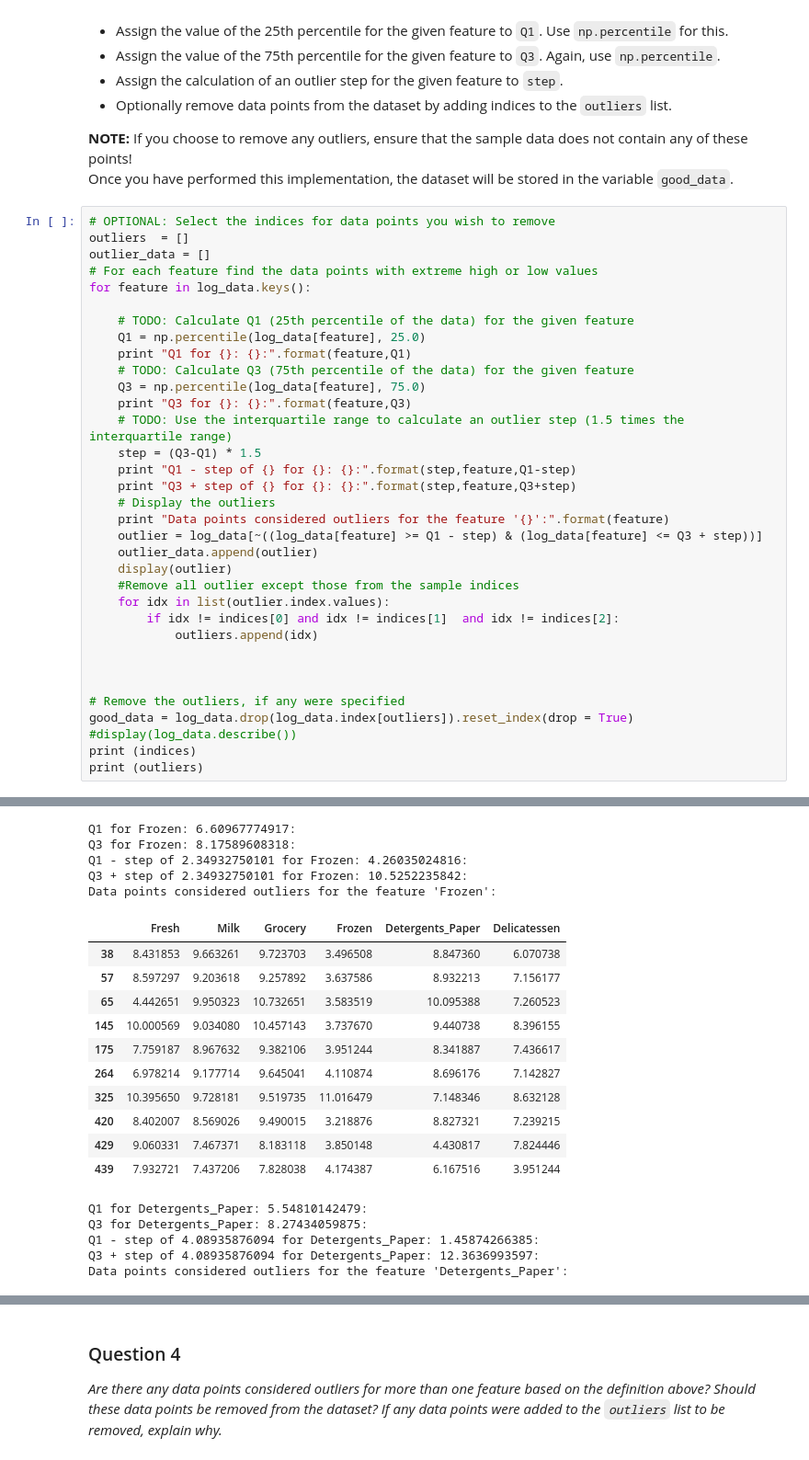
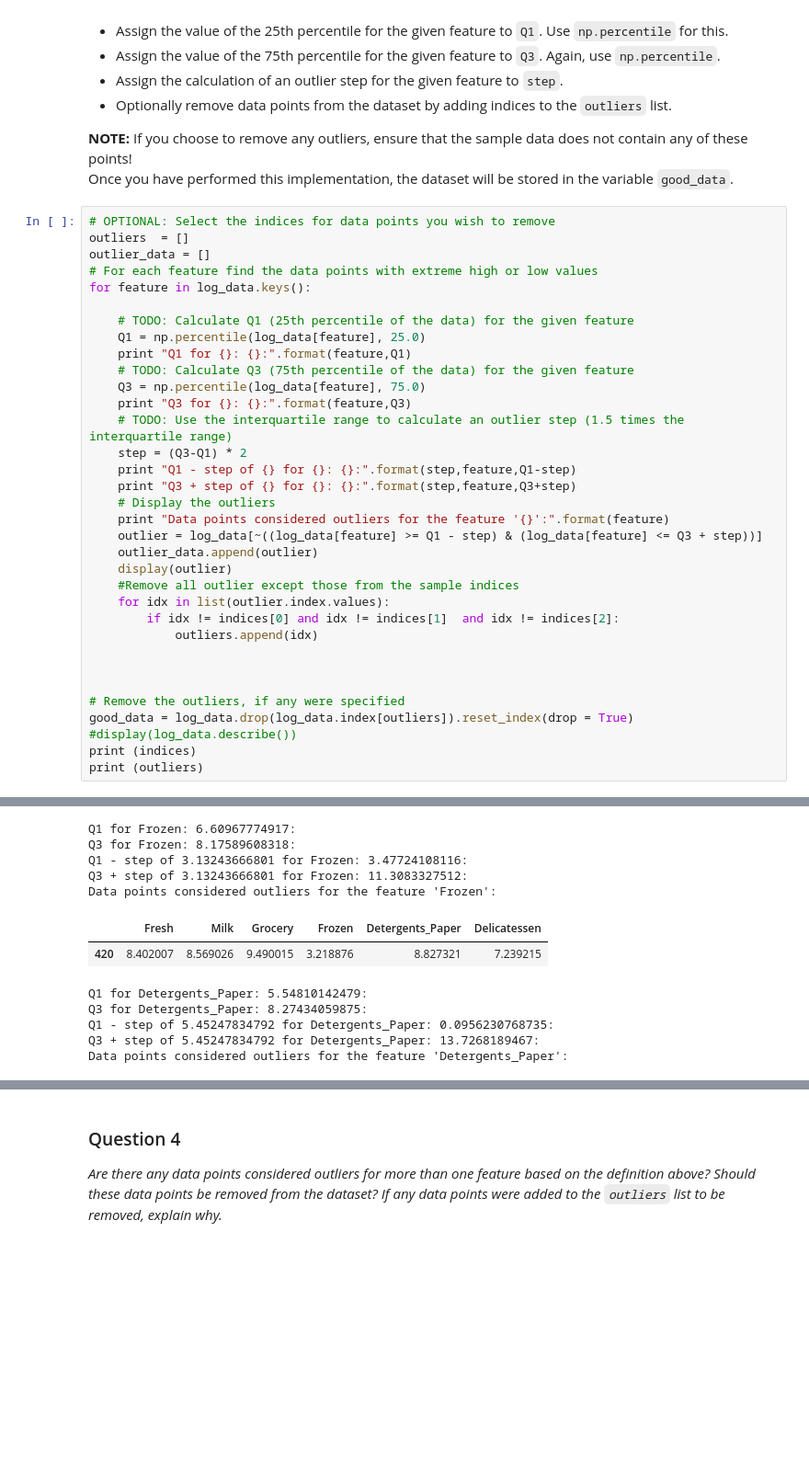
Before and after one commit to pdaskas/MLND-customer_segments, a Jupyter notebook: customer_segments.ipynb, the cells around one changed output, grey strips where cells are left out. Shown: that part at 92% size. Drawn from its saved outputs; the diff is of its cells as text; blank space fills up the shorter version.

```diff
--- a/customer_segments.ipynb
+++ b/customer_segments.ipynb
@@ -210,7 +207,7 @@ for feature in log_data.keys():
     Q3 = np.percentile(log_data[feature], 75.0)
     print "Q3 for {}: {}:".format(feature,Q3)
     # TODO: Use the interquartile range to calculate an outlier step (1.5 times the interquartile range)
-    step = (Q3-Q1) * 1.5
+    step = (Q3-Q1) * 2
     print "Q1 - step of {} for {}: {}:".format(step,feature,Q1-step)
     print "Q3 + step of {} for {}: {}:".format(step,feature,Q3+step)
     # Display the outliers
@@ -274,22 +259,13 @@ Data points considered outliers for the feature 'Grocery':
 Q1 for Frozen: 6.60967774917:
 Q3 for Frozen: 8.17589608318:
-Q1 - step of 2.34932750101 for Frozen: 4.26035024816:
-Q3 + step of 2.34932750101 for Frozen: 10.5252235842:
+Q1 - step of 3.13243666801 for Frozen: 3.47724108116:
+Q3 + step of 3.13243666801 for Frozen: 11.3083327512:
 Data points considered outliers for the feature 'Frozen':
 |  | Fresh | Milk | Grocery | Frozen | Detergents_Paper | Delicatessen |
-| 38 | 8.431853 | 9.663261 | 9.723703 | 3.496508 | 8.847360 | 6.070738 |
-| 57 | 8.597297 | 9.203618 | 9.257892 | 3.637586 | 8.932213 | 7.156177 |
-| 65 | 4.442651 | 9.950323 | 10.732651 | 3.583519 | 10.095388 | 7.260523 |
-| 145 | 10.000569 | 9.034080 | 10.457143 | 3.737670 | 9.440738 | 8.396155 |
-| 175 | 7.759187 | 8.967632 | 9.382106 | 3.951244 | 8.341887 | 7.436617 |
-| 264 | 6.978214 | 9.177714 | 9.645041 | 4.110874 | 8.696176 | 7.142827 |
-| 325 | 10.395650 | 9.728181 | 9.519735 | 11.016479 | 7.148346 | 8.632128 |
 | 420 | 8.402007 | 8.569026 | 9.490015 | 3.218876 | 8.827321 | 7.239215 |
-| 429 | 9.060331 | 7.467371 | 8.183118 | 3.850148 | 4.430817 | 7.824446 |
-| 439 | 7.932721 | 7.437206 | 7.828038 | 4.174387 | 6.167516 | 3.951244 |
 Q1 for Detergents_Paper: 5.54810142479:
 Q3 for Detergents_Paper: 8.27434059875:
-Q1 - step of 4.08935876094 for Detergents_Paper: 1.45874266385:
-Q3 + step of 4.08935876094 for Detergents_Paper: 12.3636993597:
+Q1 - step of 5.45247834792 for Detergents_Paper: 0.0956230768735:
+Q3 + step of 5.45247834792 for Detergents_Paper: 13.7268189467:
 Data points considered outliers for the feature 'Detergents_Paper':
 |  | Fresh | Milk | Grocery | Frozen | Detergents_Paper | Delicatessen |
```
Also changed, not shown: parts of 21 cells of this notebook, 1 other file.
